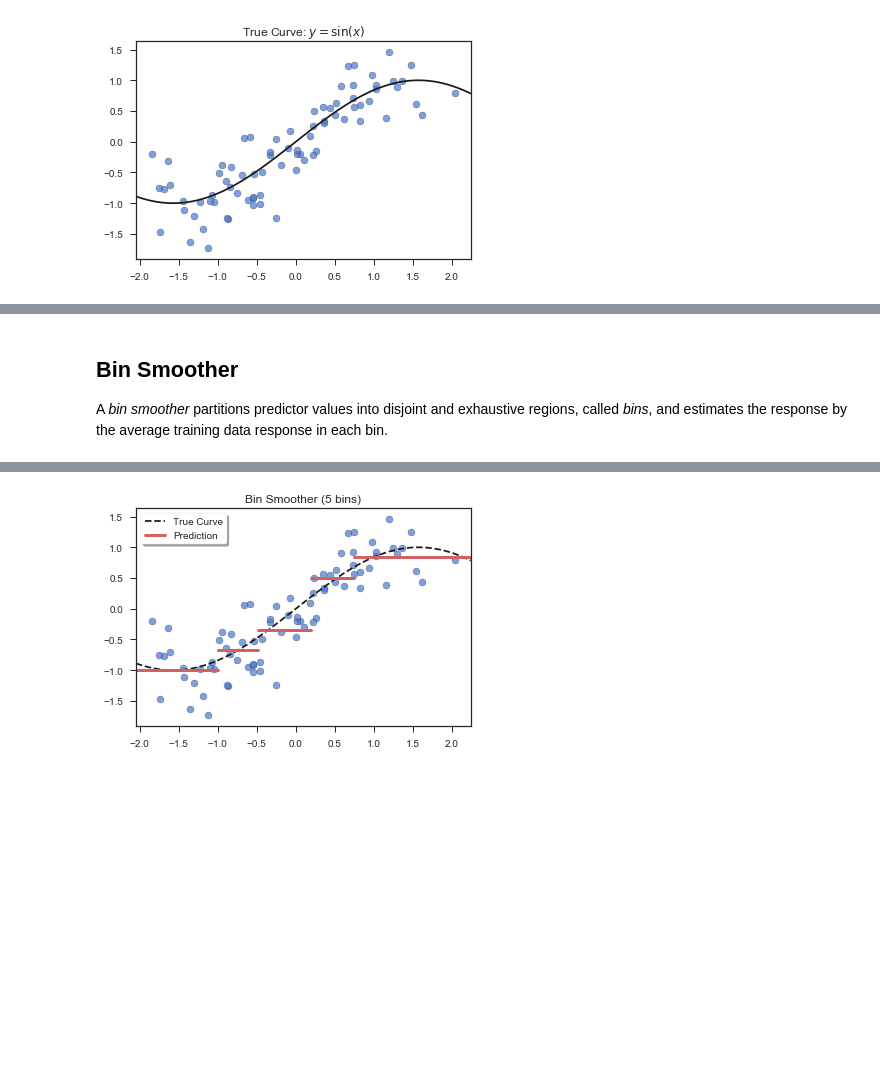
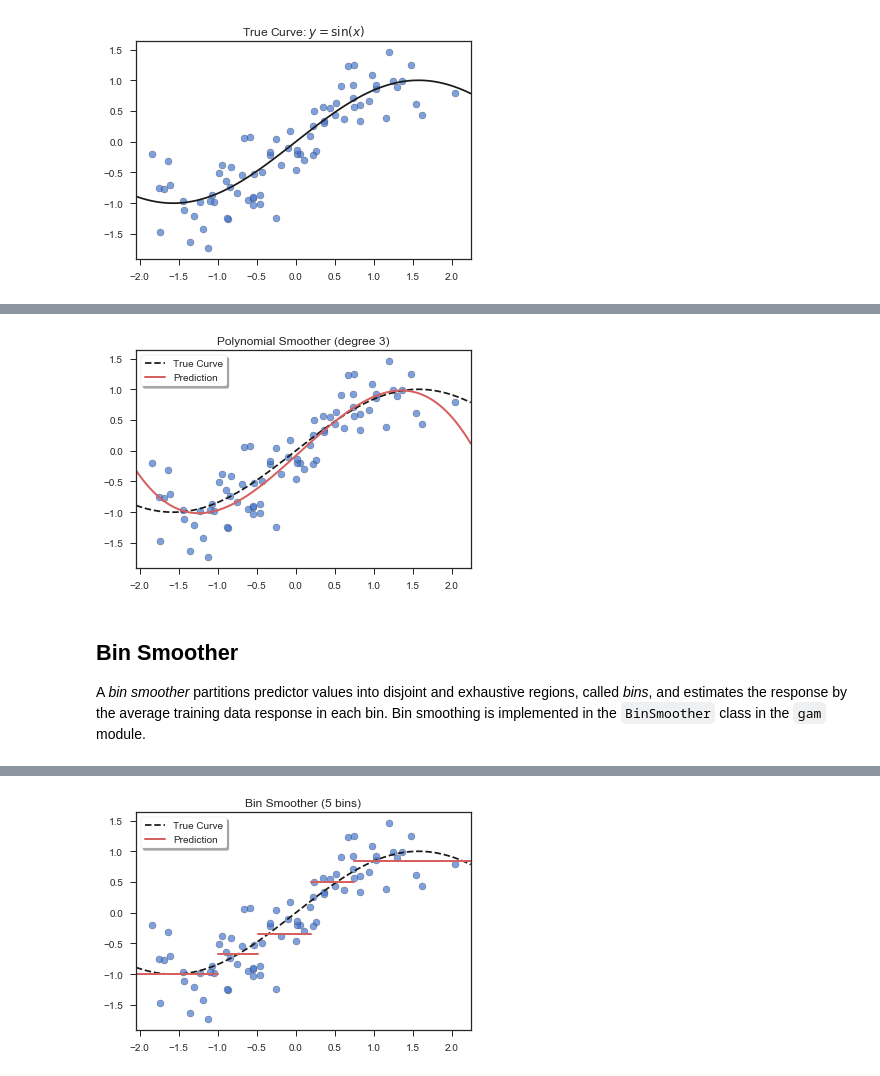
Before and after one commit to artemmavrin/StatTools, a Jupyter notebook: examples/Scatterplot Smoothers.ipynb, the cells around one changed output, grey strips where cells are left out. Saved outputs shown, nothing was run; the diff lists cells and outputs as text; code cells hidden in the pictures; blank space fills up the shorter version.

```diff
--- a/examples/Scatterplot Smoothers.ipynb
+++ b/examples/Scatterplot Smoothers.ipynb
@@ -37,0 +43,3 @@ plt.close()
+# %%
+%time
+model = PolynomialSmoother(deg=3).fit(x, y)
@@ -38,7 +49,26 @@ plt.close()
+# %%
+plt.figure()
+
+# Scatter plot of the observations
+plt.scatter(x, y, c="b", alpha=0.7, edgecolor="k")
+
+# Plot of the true curve
+func_plot(np.sin, ls="--", num=100, c="k", label="True Curve")
+
+# Plot the smoother
+model.fit_plot(lw=2, c="r", label="Prediction")
+
+plt.legend(loc="best", frameon=True, shadow=True)
+plt.title(f"Polynomial Smoother (degree {model.deg})")
+plt.show()
+plt.close()
+# %% [output]
+[figure, added]
 # %% [markdown]
 ## Bin Smoother
 
 A *bin smoother* partitions predictor values into disjoint and exhaustive regions, called *bins*, and estimates the response by the average training data response in each bin.
+Bin smoothing is implemented in the `BinSmoother` class in the `gam` module.
 # %%
 %time
 model = BinSmoother(bins=5).fit(x, y)
```
Also changed, not shown: parts of 9 cells of this notebook, 2 other files.
